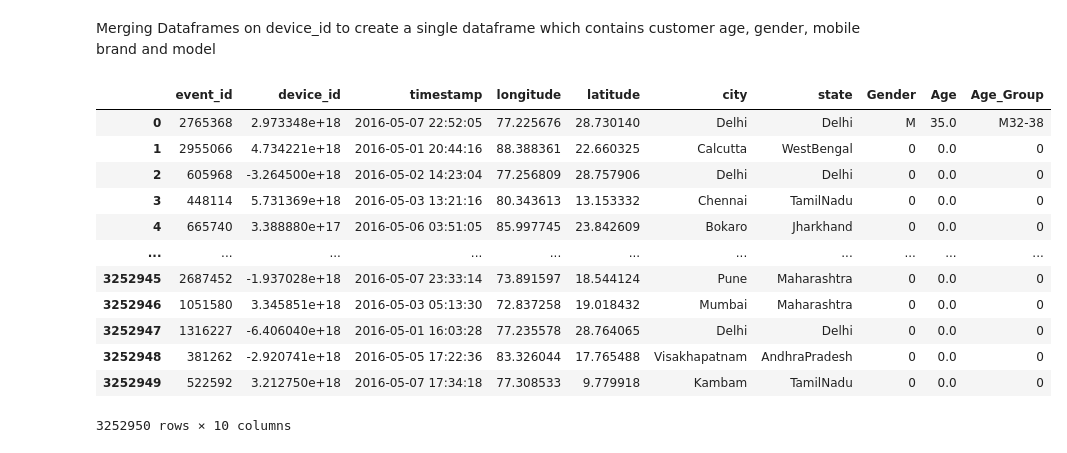
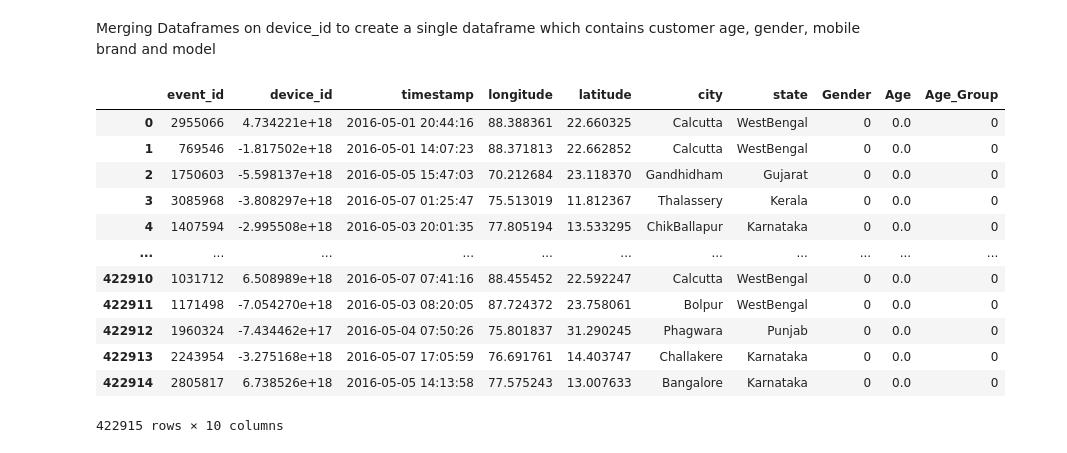
Before and after one commit to santhoshbvsrk/CapstoneProjects, a Jupyter notebook: DataAnalytics_CDF/InsaidTelecom_CDFCapstone.ipynb, the cells around one changed output. Cells and saved outputs as stored; diff of their text form; code cells hidden in the pictures.

```diff
--- a/DataAnalytics_CDF/InsaidTelecom_CDFCapstone.ipynb
+++ b/DataAnalytics_CDF/InsaidTelecom_CDFCapstone.ipynb
@@ -41 +61,3 @@ events_data_df.head()
+# %%
+events_data_filtered_df= events_data_df[(events_data_df.state == 'WestBengal') | (events_data_df.state == 'Karnataka') | (events_data_df.state == 'Gujarat') | (events_data_df.state == 'Bihar') | (events_data_df.state == 'Punjab') | (events_data_df.state == 'Kerala')]
 # %%
@@ -271,23 +283,23 @@ Name: Brand, Length: 116, dtype: int64
 # %% [markdown]
 Merging Dataframes on device_id to create a single dataframe which contains customer age, gender, mobile brand and model
 # %%
-device_data_df=pd.merge(events_data_df,gender_age_train_df,on='device_id',how='left')
+device_data_df=pd.merge(events_data_filtered_df,gender_age_train_df,on='device_id',how='left')
 device_data_df.fillna(0,inplace=True)
 device_data_df
 # %% [output]
 |  | event_id | device_id | timestamp | longitude | latitude | city | state | Gender | Age | Age_Group |
-| 0 | 2765368 | 2.973348e+18 | 2016-05-07 22:52:05 | 77.225676 | 28.730140 | Delhi | Delhi | M | 35.0 | M32-38 |
-| 1 | 2955066 | 4.734221e+18 | 2016-05-01 20:44:16 | 88.388361 | 22.660325 | Calcutta | WestBengal | 0 | 0.0 | 0 |
-| 2 | 605968 | -3.264500e+18 | 2016-05-02 14:23:04 | 77.256809 | 28.757906 | Delhi | Delhi | 0 | 0.0 | 0 |
-| 3 | 448114 | 5.731369e+18 | 2016-05-03 13:21:16 | 80.343613 | 13.153332 | Chennai | TamilNadu | 0 | 0.0 | 0 |
-| 4 | 665740 | 3.388880e+17 | 2016-05-06 03:51:05 | 85.997745 | 23.842609 | Bokaro | Jharkhand | 0 | 0.0 | 0 |
+| 0 | 2955066 | 4.734221e+18 | 2016-05-01 20:44:16 | 88.388361 | 22.660325 | Calcutta | WestBengal | 0 | 0.0 | 0 |
+| 1 | 769546 | -1.817502e+18 | 2016-05-01 14:07:23 | 88.371813 | 22.662852 | Calcutta | WestBengal | 0 | 0.0 | 0 |
+| 2 | 1750603 | -5.598137e+18 | 2016-05-05 15:47:03 | 70.212684 | 23.118370 | Gandhidham | Gujarat | 0 | 0.0 | 0 |
+| 3 | 3085968 | -3.808297e+18 | 2016-05-07 01:25:47 | 75.513019 | 11.812367 | Thalassery | Kerala | 0 | 0.0 | 0 |
+| 4 | 1407594 | -2.995508e+18 | 2016-05-03 20:01:35 | 77.805194 | 13.533295 | ChikBallapur | Karnataka | 0 | 0.0 | 0 |
 | ... | ... | ... | ... | ... | ... | ... | ... | ... | ... | ... |
-| 3252945 | 2687452 | -1.937028e+18 | 2016-05-07 23:33:14 | 73.891597 | 18.544124 | Pune | Maharashtra | 0 | 0.0 | 0 |
-| 3252946 | 1051580 | 3.345851e+18 | 2016-05-03 05:13:30 | 72.837258 | 19.018432 | Mumbai | Maharashtra | 0 | 0.0 | 0 |
-| 3252947 | 1316227 | -6.406040e+18 | 2016-05-01 16:03:28 | 77.235578 | 28.764065 | Delhi | Delhi | 0 | 0.0 | 0 |
-| 3252948 | 381262 | -2.920741e+18 | 2016-05-05 17:22:36 | 83.326044 | 17.765488 | Visakhapatnam | AndhraPradesh | 0 | 0.0 | 0 |
-| 3252949 | 522592 | 3.212750e+18 | 2016-05-07 17:34:18 | 77.308533 | 9.779918 | Kambam | TamilNadu | 0 | 0.0 | 0 |
+| 422910 | 1031712 | 6.508989e+18 | 2016-05-07 07:41:16 | 88.455452 | 22.592247 | Calcutta | WestBengal | 0 | 0.0 | 0 |
+| 422911 | 1171498 | -7.054270e+18 | 2016-05-03 08:20:05 | 87.724372 | 23.758061 | Bolpur | WestBengal | 0 | 0.0 | 0 |
+| 422912 | 1960324 | -7.434462e+17 | 2016-05-04 07:50:26 | 75.801837 | 31.290245 | Phagwara | Punjab | 0 | 0.0 | 0 |
+| 422913 | 2243954 | -3.275168e+18 | 2016-05-07 17:05:59 | 76.691761 | 14.403747 | Challakere | Karnataka | 0 | 0.0 | 0 |
+| 422914 | 2805817 | 6.738526e+18 | 2016-05-05 14:13:58 | 77.575243 | 13.007633 | Bangalore | Karnataka | 0 | 0.0 | 0 |
-3252950 rows × 10 columns
+422915 rows × 10 columns
 # %%
 device_data_df=pd.merge(device_data_df,phone_brand_device_model_df,on='device_id',how='left')
 device_data_df.fillna(0,inplace=True)
```
Also changed, not shown: parts of 10 cells of this notebook.
